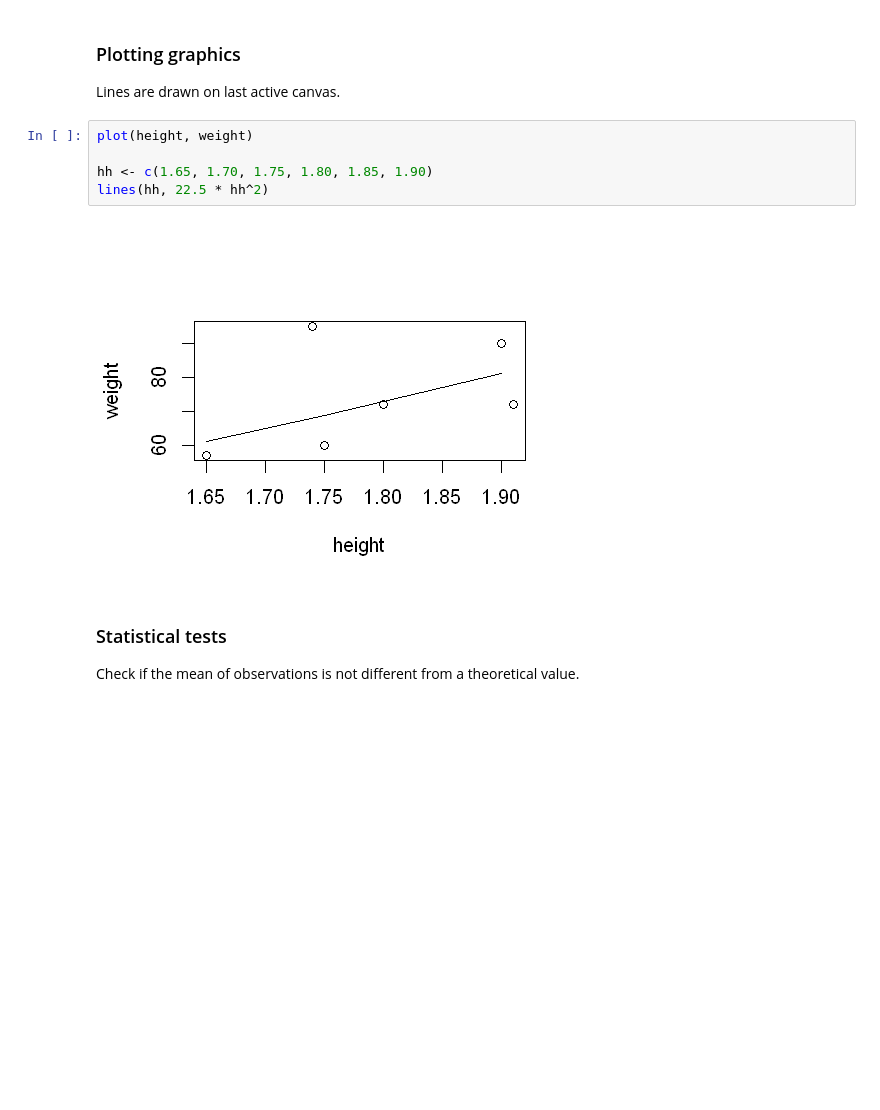
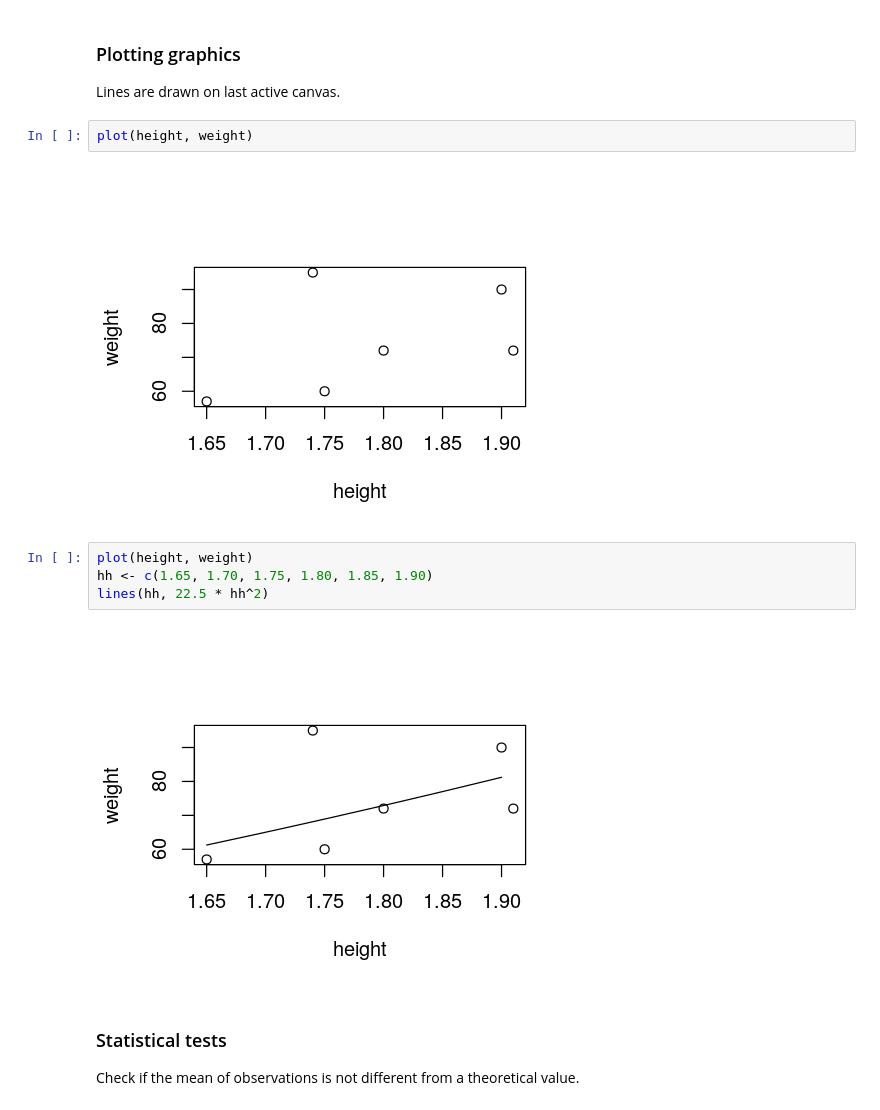
Before and after one commit to eogasawara/mylibrary, a Jupyter notebook: myIntroduction.ipynb, the cells around one changed output. Saved outputs shown, nothing was run; the diff lists cells and outputs as text; blank space fills up the shorter version.

```diff
--- a/myIntroduction.ipynb
+++ b/myIntroduction.ipynb
@@ -62,9 +46,12 @@ print(sprintf("%.2f +/- %.2f", mean(bmi), sd(bmi)))
 # %% [markdown]
 ### Plotting graphics
 Lines are drawn on last active canvas.
+# %%
+plot(height, weight)
+# %% [output]
+[figure, added]
 # %%
 plot(height, weight)
-
 hh <- c(1.65, 1.70, 1.75, 1.80, 1.85, 1.90)
 lines(hh, 22.5 * hh^2)
 # %% [output]
```
Also changed, not shown: parts of 13 cells of this notebook, 1 other file.
